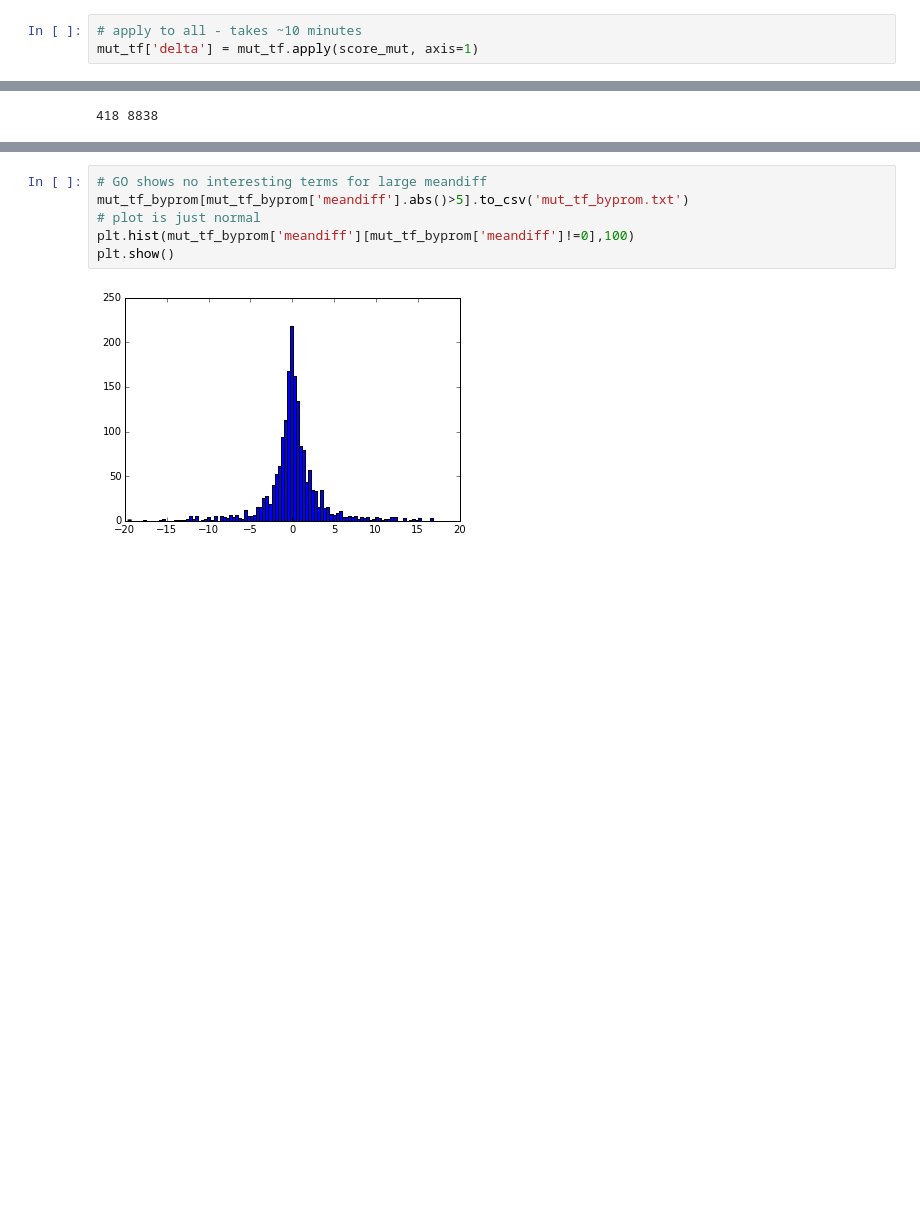
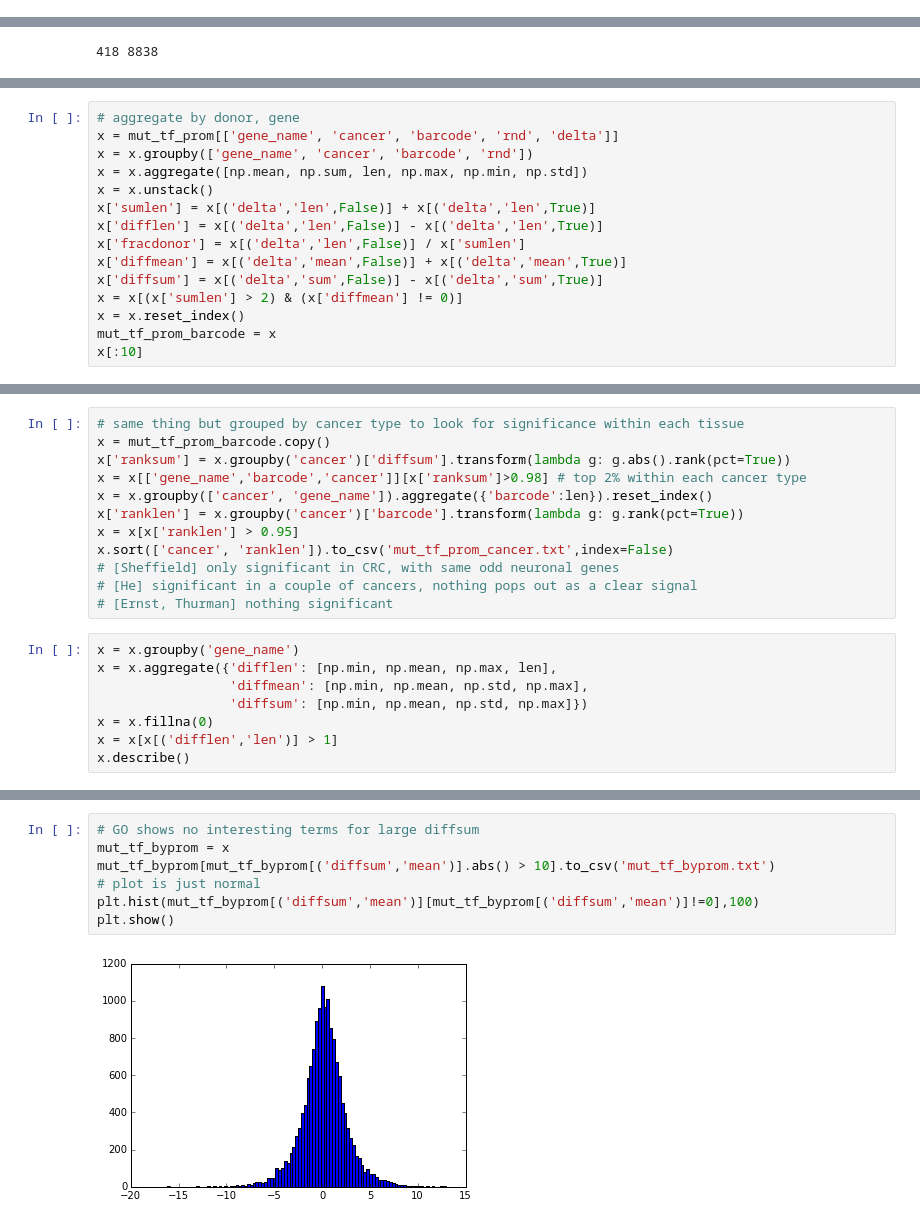
Before and after one commit to rnpandya/rstuff, a Jupyter notebook: regmut/regmut2.ipynb, the cells around one changed output, grey strips where cells are left out. Drawn from its saved outputs; the diff is of its cells as text; blank space fills up the shorter version.

```diff
--- a/regmut/regmut2.ipynb
+++ b/regmut/regmut2.ipynb
@@ -76,6 +78,3 @@ def score_mut(m):
     mutseq = refseq[:n] + m['var_allele'] + refseq[n+1:]
     mutscore = reduce(max, (score for pos, score in mx.search(mutseq, threshold=0.5)), 0)
     return mutscore - refscore
-# %%
-# apply to all - takes ~10 minutes
-mut_tf['delta'] = mut_tf.apply(score_mut, axis=1)
@@ -160,0 +228,15 @@ mut_tf_byprom['totlen'] = mut_tf_byprom['delta']['len'][False] + mut_tf_byprom['
+# %%
+# aggregate by donor, gene
+x = mut_tf_prom[['gene_name', 'cancer', 'barcode', 'rnd', 'delta']]
+x = x.groupby(['gene_name', 'cancer', 'barcode', 'rnd'])
+x = x.aggregate([np.mean, np.sum, len, np.max, np.min, np.std])
+x = x.unstack()
+x['sumlen'] = x[('delta','len',False)] + x[('delta','len',True)]
+x['difflen'] = x[('delta','len',False)] - x[('delta','len',True)]
+x['fracdonor'] = x[('delta','len',False)] / x['sumlen']
+x['diffmean'] = x[('delta','mean',False)] + x[('delta','mean',True)]
+x['diffsum'] = x[('delta','sum',False)] - x[('delta','sum',True)]
+x = x[(x['sumlen'] > 2) & (x['diffmean'] != 0)]
+x = x.reset_index()
+mut_tf_prom_barcode = x
+x[:10]
@@ -160,0 +268,20 @@ mut_tf_byprom['totlen'] = mut_tf_byprom['delta']['len'][False] + mut_tf_byprom['
+# %%
+# same thing but grouped by cancer type to look for significance within each tissue
+x = mut_tf_prom_barcode.copy()
+x['ranksum'] = x.groupby('cancer')['diffsum'].transform(lambda g: g.abs().rank(pct=True))
+x = x[['gene_name','barcode','cancer']][x['ranksum']>0.98] # top 2% within each cancer type
+x = x.groupby(['cancer', 'gene_name']).aggregate({'barcode':len}).reset_index()
+x['ranklen'] = x.groupby('cancer')['barcode'].transform(lambda g: g.rank(pct=True))
+x = x[x['ranklen'] > 0.95]
+x.sort(['cancer', 'ranklen']).to_csv('mut_tf_prom_cancer.txt',index=False)
+# [Sheffield] only significant in CRC, with same odd neuronal genes
+# [He] significant in a couple of cancers, nothing pops out as a clear signal
+# [Ernst, Thurman] nothing significant
+# %%
+x = x.groupby('gene_name')
+x = x.aggregate({'difflen': [np.min, np.mean, np.max, len],
+                 'diffmean': [np.min, np.mean, np.std, np.max],
+                 'diffsum': [np.min, np.mean, np.std, np.max]})
+x = x.fillna(0)
+x = x[x[('difflen','len')] > 1]
+x.describe()
@@ -161,8 +304,9 @@ mut_tf_byprom['totlen'] = mut_tf_byprom['delta']['len'][False] + mut_tf_byprom['
 # %%
-# GO shows no interesting terms for large meandiff
-mut_tf_byprom[mut_tf_byprom['meandiff'].abs()>5].to_csv('mut_tf_byprom.txt')
+# GO shows no interesting terms for large diffsum
+mut_tf_byprom = x
+mut_tf_byprom[mut_tf_byprom[('diffsum','mean')].abs() > 10].to_csv('mut_tf_byprom.txt')
 # plot is just normal
-plt.hist(mut_tf_byprom['meandiff'][mut_tf_byprom['meandiff']!=0],100)
+plt.hist(mut_tf_byprom[('diffsum','mean')][mut_tf_byprom[('diffsum','mean')]!=0],100)
 plt.show()
 # %% [output]
-[figure, old version]
+[figure, new version]
```
Also changed, not shown: parts of 24 cells of this notebook.
